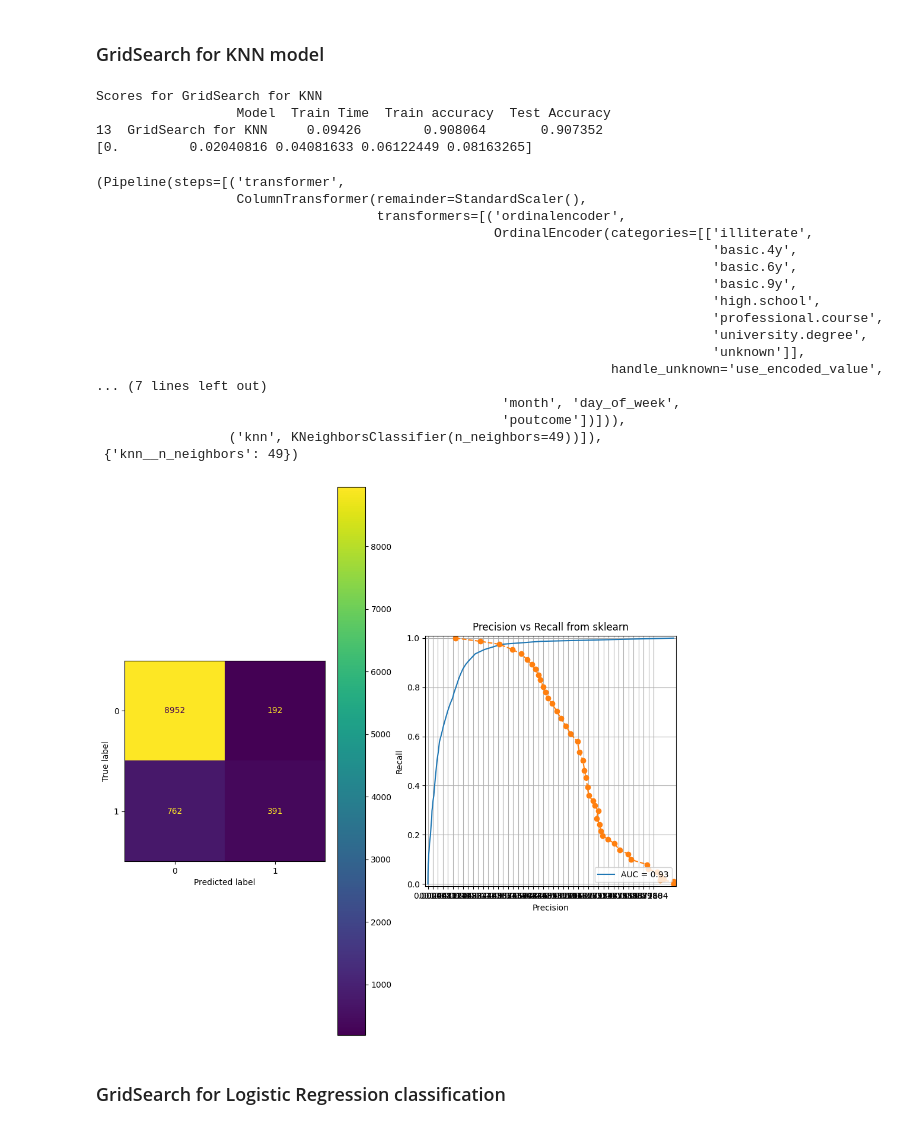
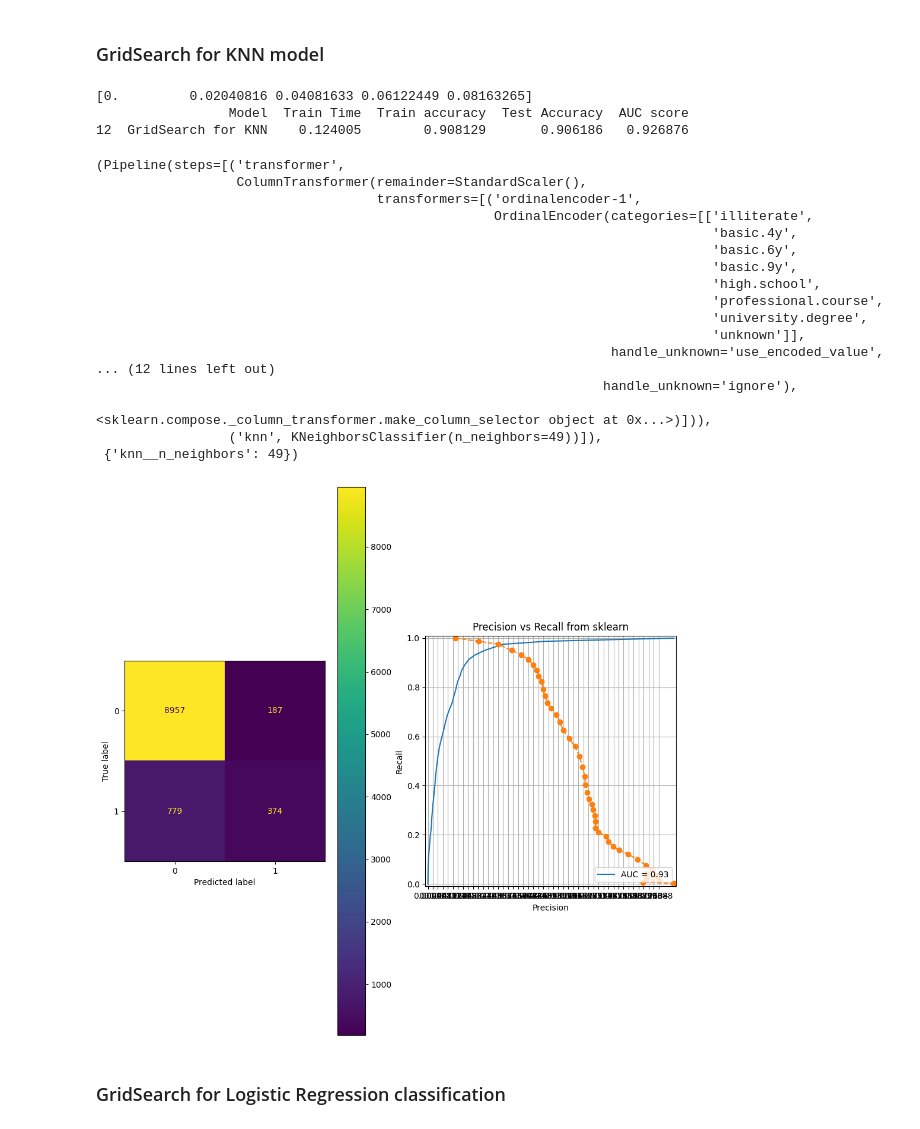
Before and after one commit to mingl2000/UCBAI, a Jupyter notebook: prompt_III.ipynb, the cells around one changed output. Cells and saved outputs as stored; diff of their text form; code cells hidden in the pictures.

```diff
--- a/prompt_III.ipynb
+++ b/prompt_III.ipynb
@@ -141,3 +163,6 @@ y
 no     36548
 yes     4640
 Name: count, dtype: int64
+# %%
+df.dropna(inplace=True)
+df['y'].value_counts()
@@ -256,20 +257,13 @@ def grid_search(grid, grid_name,  X_train, y_train, X_test, y_test, df_scores, t
 X = df.copy()
 X = X.drop(columns=['y'])
 y=df['y']
-'''
-onehot_encoder = OneHotEncoder(drop = 'if_binary', handle_unknown='ignore')
-ordinal_encoder_condition = OrdinalEncoder(categories = [['education']], handle_unknown='use_encoded_value', unknown_value=-1)
 
-col_selector = make_column_selector(dtype_include=object)
-ohe_transformer =make_column_transformer(
-    [
-        ('cat', OrdinalEncoder(), ['education']),
-        (OneHotEncoder(drop = 'if_binary', handle_unknown='ignore'), find_onehot_columns),
-    ],
-    remainder = StandardScaler())
-'''
 ordinal_ohe_transformer = make_column_transformer(
     (OrdinalEncoder(categories = [['illiterate','basic.4y','basic.6y','basic.9y','high.school','professional.course','university.degree','unknown']], handle_unknown='use_encoded_value', unknown_value=-1),['education']),
+    (OrdinalEncoder(categories = [df[col].unique()], handle_unknown='use_encoded_value', unknown_value=-1),['month']),
+    (OrdinalEncoder(categories = [df[col].unique()], handle_unknown='use_encoded_value', unknown_value=-1),['day_of_week']),
+    (OrdinalEncoder(categories = [df[col].unique()], handle_unknown='use_encoded_value', unknown_value=-1),['job']),
+
     (OneHotEncoder(drop = 'if_binary', handle_unknown='ignore'), find_onehot_columns(X)),
 
     remainder=StandardScaler())
@@ -287,7 +281,7 @@ X_train, X_test, y_train, y_test = train_test_split(X, y, random_state = 42)
 
 Before we build our first model, we want to establish a baseline.  What is the baseline performance that our classifier should aim to beat?
 # %%
-df_scores= pd.DataFrame(columns=['Model','Train Time','Train accuracy','Test Accuracy'])
+df_scores= pd.DataFrame(columns=['Model','Train Time','Train accuracy','Test Accuracy','AUC score'])
 timeit_number =1
 # %%
 
@@ -472,7 +401,8 @@ extractor = SelectFromModel(LogisticRegression(penalty='l1', solver = 'liblinear
 
 lgr_pipe_sel = Pipeline([('transformer', ordinal_ohe_transformer),
                     ('selector', extractor),
-                    ('lgr', LogisticRegression(random_state=42, max_iter = 1000))])
+                    ('lgr', LogisticRegression(random_state=42))])
 
 model_train_test(lgr_pipe_sel, 'LogisticRegression with selector',  X_train, y_train, X_test, y_test, df_scores, timeit_number = timeit_number)
+lgr_pipe_sel
 # %% [output]
@@ -646,35 +597,33 @@ Scores for SVC balanced
 # %% [markdown]
 ### GridSearch for KNN model
 # %%
-dtree_pipe = Pipeline([('transformer', ordinal_ohe_transformer),
-                    ('dtree', DecisionTreeClassifier(class_weight='balanced',random_state=42))])
+
 
 knn_grid = GridSearchCV(knn_pipeline, param_grid={'knn__n_neighbors': range(1, 51, 2)}, scoring = 'roc_auc')
 
 grid_search(knn_grid, 'GridSearch for KNN',  X_train, y_train, X_test, y_test, df_scores, timeit_number)
 # %% [output]
-Scores for GridSearch for KNN
-                  Model  Train Time  Train accuracy  Test Accuracy
-13  GridSearch for KNN     0.09426        0.908064       0.907352
 [0.         0.02040816 0.04081633 0.06122449 0.08163265]
+                 Model  Train Time  Train accuracy  Test Accuracy  AUC score
+12  GridSearch for KNN    0.124005        0.908129       0.906186   0.926876
 (Pipeline(steps=[('transformer',
                   ColumnTransformer(remainder=StandardScaler(),
-                                    transformers=[('ordinalencoder',
+                                    transformers=[('ordinalencoder-1',
                                                    OrdinalEncoder(categories=[['illiterate',
                                                                                'basic.4y',
                                                                                'basic.6y',
                                                                                'basic.9y',
                                                                                'high.school',
                                                                                'professional.course',
                                                                                'university.degree',
                                                                                'unknown']],
                                                                   handle_unknown='use_encoded_value',
-... (7 lines left out)
-                                                    'month', 'day_of_week',
-                                                    'poutcome'])])),
+... (12 lines left out)
+                                                                 handle_unknown='ignore'),
+                                                   <sklearn.compose._column_transformer.make_column_selector object at 0x...>)])),
                  ('knn', KNeighborsClassifier(n_neighbors=49))]),
  {'knn__n_neighbors': 49})
-[figure, old version]
+[figure, new version]
 # %% [markdown]
 ### GridSearch for Logistic Regression classification
 # %%
```
Also changed, not shown: parts of 29 cells of this notebook.
